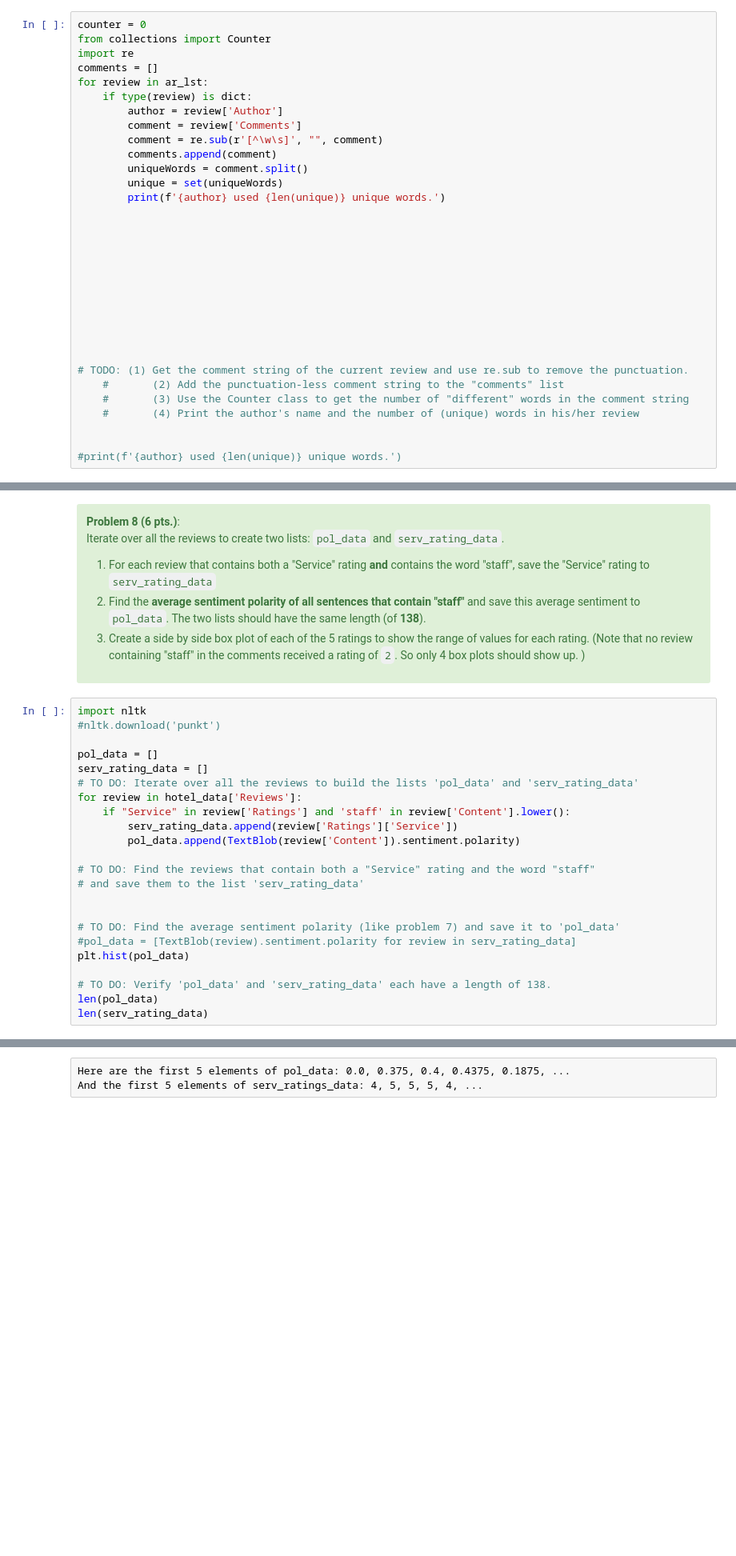
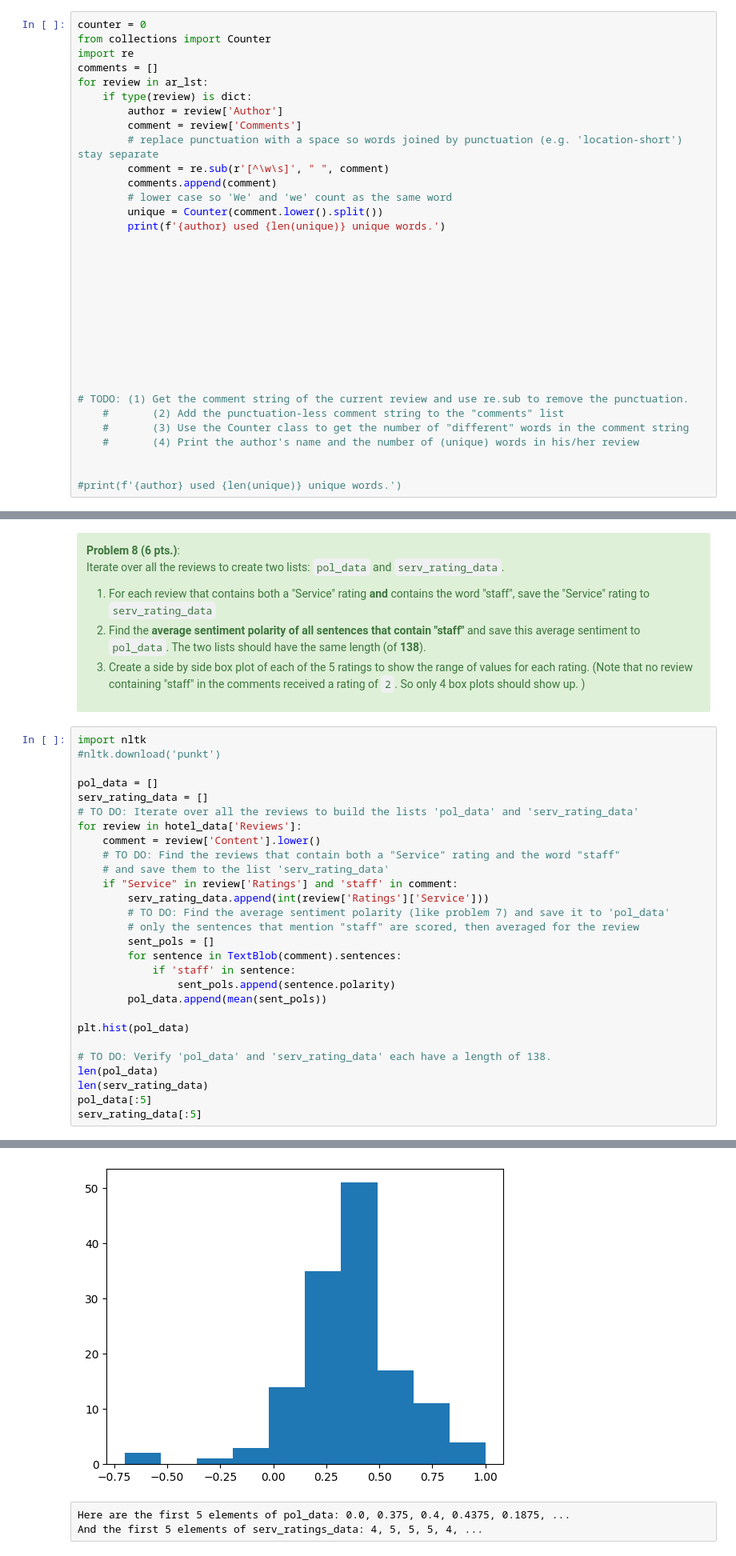
Before and after one commit to EAName/Programming-with-Python, a Jupyter notebook: Program_Structure_Text_Processing_File_IO_Sentiment_Analysis.ipynb, the cells around one changed output, grey strips where cells are left out. Shown at 80% size. Saved outputs shown, nothing was run; the diff lists cells and outputs as text; blank space fills up the shorter version.

```diff
--- a/Program_Structure_Text_Processing_File_IO_Sentiment_Analysis.ipynb
+++ b/Program_Structure_Text_Processing_File_IO_Sentiment_Analysis.ipynb
@@ -502,10 +508,11 @@ for review in ar_lst:
     if type(review) is dict:
         author = review['Author']
         comment = review['Comments']
-        comment = re.sub(r'[^\w\s]', "", comment)
+        # replace punctuation with a space so words joined by punctuation (e.g. 'location-short') stay separate
+        comment = re.sub(r'[^\w\s]', " ", comment)
         comments.append(comment)
-        uniqueWords = comment.split()
-        unique = set(uniqueWords)
+        # lower case so 'We' and 'we' count as the same word
+        unique = Counter(comment.lower().split())
         print(f'{author} used {len(unique)} unique words.')
 
 
@@ -884,18 +1112,24 @@ pol_data = []
 serv_rating_data = []
 # TO DO: Iterate over all the reviews to build the lists 'pol_data' and 'serv_rating_data'
 for review in hotel_data['Reviews']:
-    if "Service" in review['Ratings'] and 'staff' in review['Content'].lower():
-        serv_rating_data.append(review['Ratings']['Service'])
-        pol_data.append(TextBlob(review['Content']).sentiment.polarity)
+    comment = review['Content'].lower()
+    # TO DO: Find the reviews that contain both a "Service" rating and the word "staff"
+    # and save them to the list 'serv_rating_data'
+    if "Service" in review['Ratings'] and 'staff' in comment:
+        serv_rating_data.append(int(review['Ratings']['Service']))
+        # TO DO: Find the average sentiment polarity (like problem 7) and save it to 'pol_data'
+        # only the sentences that mention "staff" are scored, then averaged for the review
+        sent_pols = []
+        for sentence in TextBlob(comment).sentences:
+            if 'staff' in sentence:
+                sent_pols.append(sentence.polarity)
+        pol_data.append(mean(sent_pols))
 
-# TO DO: Find the reviews that contain both a "Service" rating and the word "staff"
-# and save them to the list 'serv_rating_data'
-
-
-# TO DO: Find the average sentiment polarity (like problem 7) and save it to 'pol_data'
-#pol_data = [TextBlob(review).sentiment.polarity for review in serv_rating_data]
 plt.hist(pol_data)
 
 # TO DO: Verify 'pol_data' and 'serv_rating_data' each have a length of 138.
 len(pol_data)
 len(serv_rating_data)
+pol_data[:5]
+serv_rating_data[:5]
+# %% [output]
@@ -902,3 +1144,4 @@ len(serv_rating_data)
+[figure, added]
 # %% [raw]
 Here are the first 5 elements of pol_data: 0.0, 0.375, 0.4, 0.4375, 0.1875, ...
 And the first 5 elements of serv_ratings_data: 4, 5, 5, 5, 4, ...
```
Also changed, not shown: parts of 27 cells of this notebook, 7 other files.
